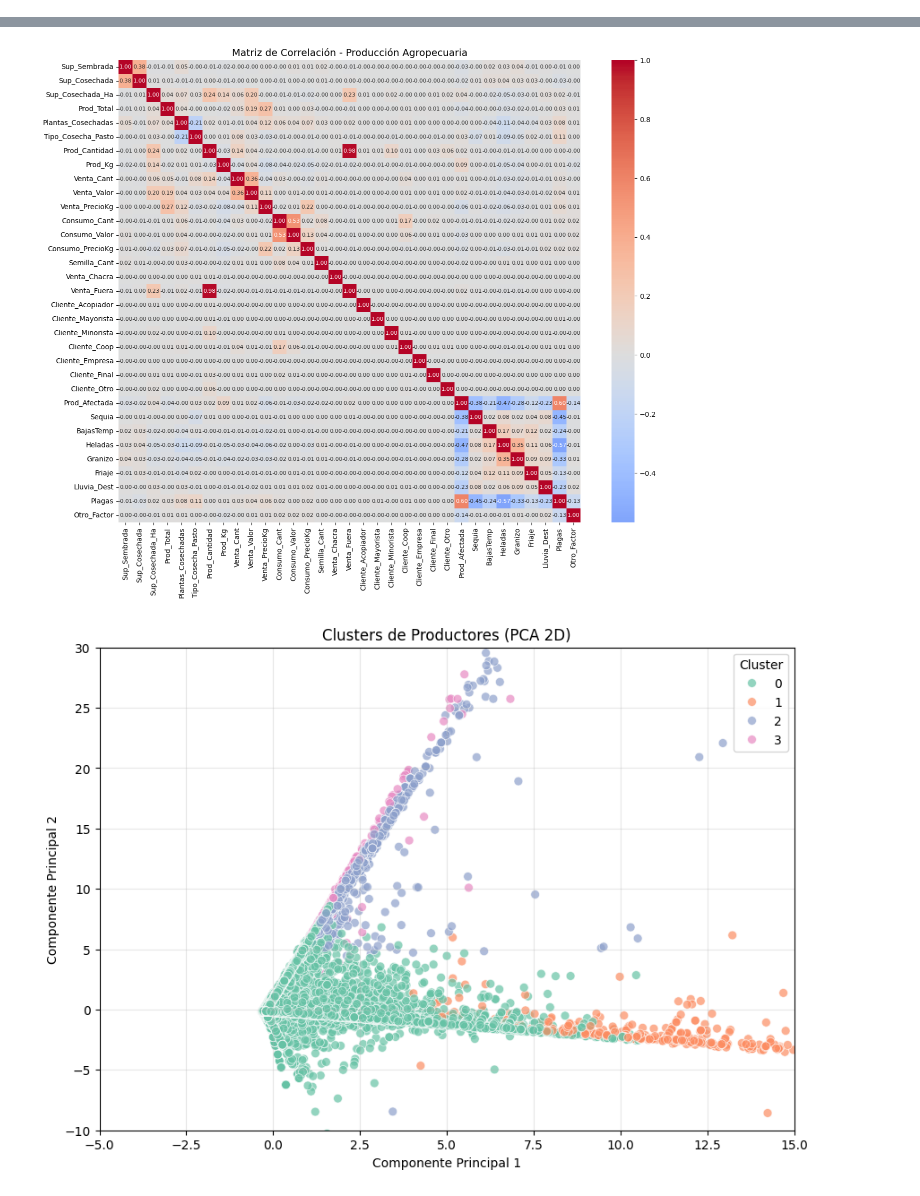
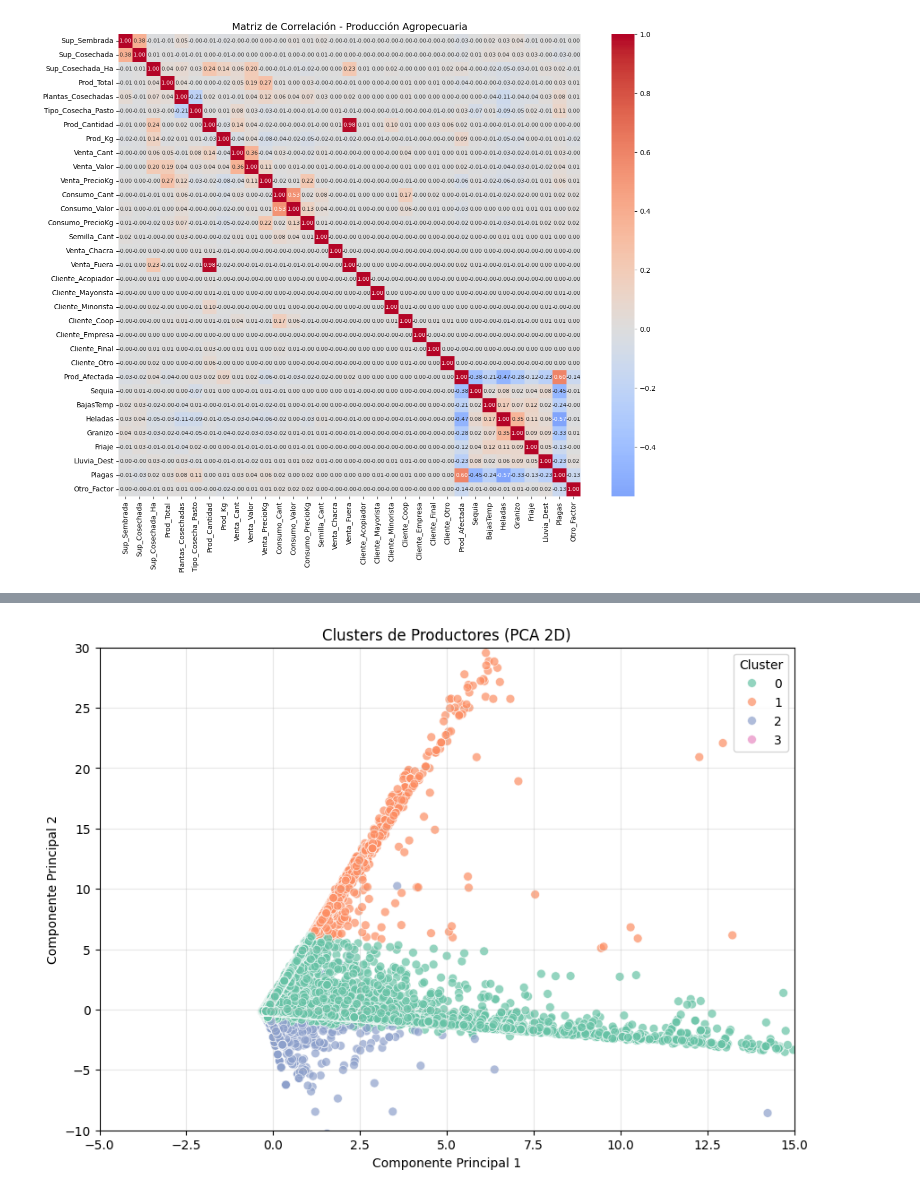
Before and after one commit to vinces1leon/GRUPO4_TA_PARCIAL, a Jupyter notebook: Proyecto-cloud-parcial.ipynb, the cells around one changed output, grey strips where cells are left out. Drawn from its saved outputs; the diff is of its cells as text; code cells hidden in the pictures.

```diff
--- a/Proyecto-cloud-parcial.ipynb
+++ b/Proyecto-cloud-parcial.ipynb
@@ -211,18 +211,70 @@ def analisis_correlacion(df_filtrado):
     corr = df_filtrado[num_cols].corr()
     return corr
 
-def analisis_cluster(df_filtrado):
-   # Selección de variables para clustering
-   vars_cluster = ["Sup_Sembrada", "Sup_Cosechada", "Prod_Total","Venta_Cant", "Venta_Valor", "Consumo_Cant", "Consumo_Valor", "Semilla_Cant"]
-   X = df_filtrado[vars_cluster].fillna(0)  # aseguramos no NaN
-   X_scaled = StandardScaler().fit_transform(X)
-   # K-Means con 4 clusters (puedes ajustar con Elbow method)
-   kmeans = KMeans(n_clusters=4, random_state=42)
-   df_filtrado["Cluster"] = kmeans.fit_predict(X_scaled)
+def analisis_cluster(df):
+   cols_cluster = ["Sup_Sembrada", "Sup_Cosechada", "Prod_Total",
+                    "Venta_Cant", "Venta_Valor",
+                    "Consumo_Cant", "Consumo_Valor", "Semilla_Cant"]
+   cols_existentes = [col for col in cols_cluster if col in df.columns]
+   if len(cols_existentes) < 2 or len(df) < 100:
+      return np.array([[0, 0]]), df, []
 
+   # Preparar datos
+   X = df[cols_existentes].fillna(0).values
+   # Escalado
+   scaler = StandardScaler()
+   X_scaled = scaler.fit_transform(X)
+
+   # PCA
    pca = PCA(n_components=2)
    X_pca = pca.fit_transform(X_scaled)
+
+   #Análisis de componentes principales ----
+   explained_variance = pca.explained_variance_ratio_
+   loadings = pd.DataFrame(
+   pca.components_.T,
+   columns=[f"PC{i+1}" for i in range(len(pca.components_))],
+   index=cols_existentes)
+
+   print("\n=== PCA ===")
+   print("Varianza explicada por cada componente:")
+   print(explained_variance)
+   print("\nCargas de las variables en los componentes:")
+   print(loadings)
+
+   for i in range(len(pca.components_)):
+      comp = loadings.iloc[:, i].sort_values(key=abs, ascending=False)
+      print(f"\nPC{i+1} está más relacionado con:")
+      print(comp.head(5))
+
+   # Clustering
+   kmeans = KMeans(n_clusters=4, n_init=5, max_iter=100, random_state=42, algorithm='elkan')
+   df["Cluster"] = kmeans.fit_predict(X_scaled)
+
    return X_pca
+
+def interpretar_clusters(df, cols_cluster, cluster_col="Cluster"):
+    # Asegurar que solo se usen las columnas numéricas de interés
+    cols_existentes = [col for col in cols_cluster if col in df.columns]
+
+    # Promedio general
+    media_general = df[cols_existentes].mean()
+
+    # Promedio por cluster
+    resumen_clusters = df.groupby(cluster_col)[cols_existentes].mean()
+
+    # Diferencia relativa respecto a la media general
+    diferencias = resumen_clusters - media_general
+
+    print("\n=== Interpretación de clusters ===")
+    for c in resumen_clusters.index:
+        print(f"\nCluster {c}:")
+        desc = diferencias.loc[c].sort_values(key=abs, ascending=False)
+        print("Variables más diferenciadoras (respecto a la media):")
+        print(desc.head(5))
+
+    return resumen_clusters, diferencias
+
 
 if __name__ == "__main__":
    # Iniciar medición de tiempo y memoria
@@ -270,7 +322,9 @@ if __name__ == "__main__":
    plt.yticks(rotation=0)
    plt.show()
 
+   cols_cluster = ["Sup_Sembrada", "Sup_Cosechada", "Prod_Total","Venta_Cant", "Venta_Valor", "Consumo_Cant", "Consumo_Valor", "Semilla_Cant"]
    X_pca = analisis_cluster(df_filtrado)
+   interpretar_clusters(df_filtrado, cols_cluster, cluster_col="Cluster")
    plt.figure(figsize=(10,7))
    plt.xlim(-5, 15)
    plt.ylim(-10, 30)
@@ -294,3 +348,4 @@ if __name__ == "__main__":
    print(f"Memoria máxima usada: {peak / 1024**2:.2f} MB")
    print(f"{'='*50}")
 # %% [output]
+[figure]
@@ -312,3 +369,2 @@ See the caveats in the documentation: https://pandas.pydata.org/pandas-docs/stab
-[figure]
-[figure, old version]
+[figure, new version]
 ==================================================
```
Also changed, not shown: parts of 2 cells of this notebook.
